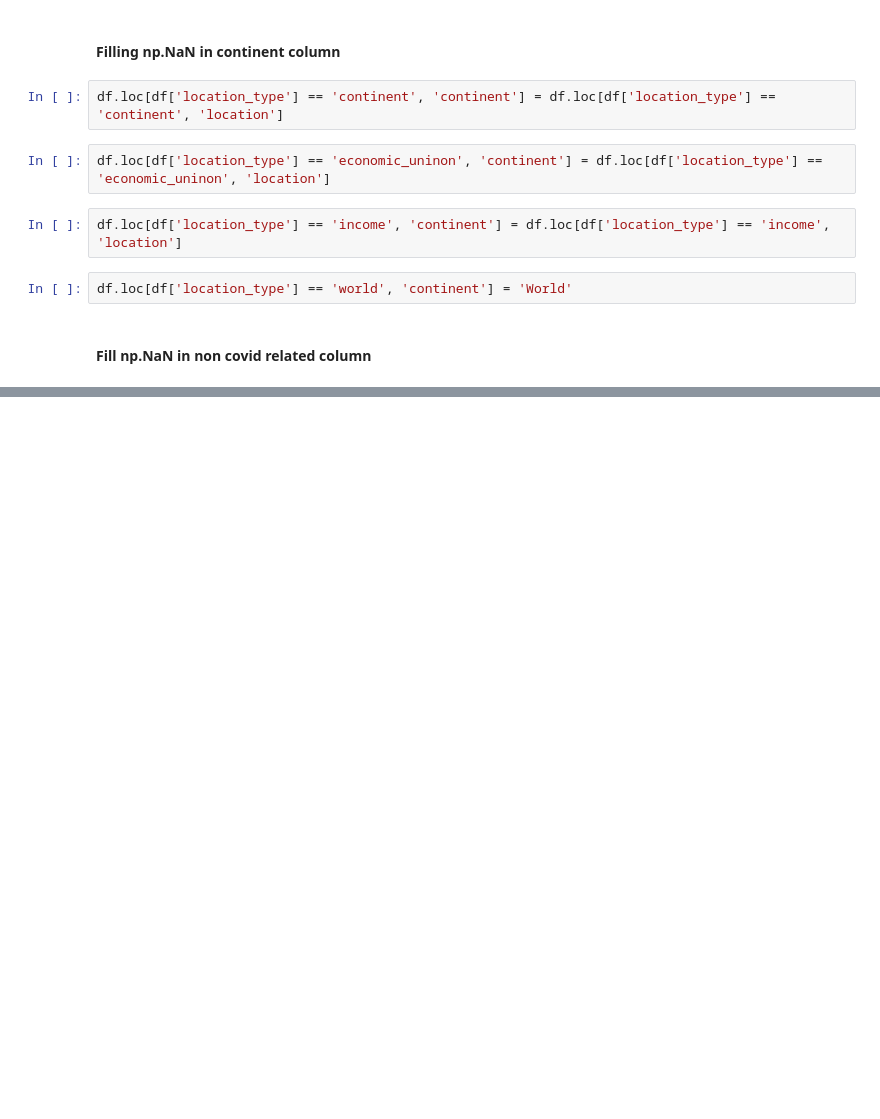
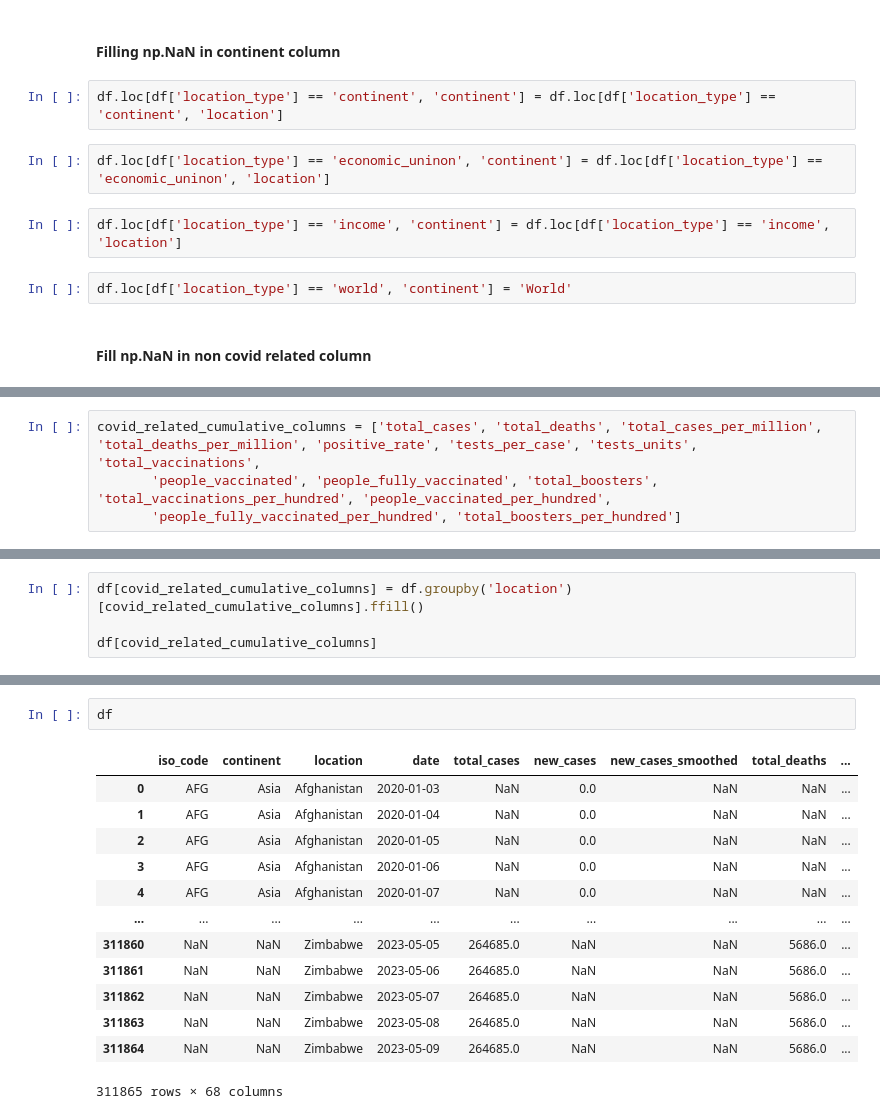
Before and after one commit to PaoloCarlevero/portfolio, a Jupyter notebook: dashboard/covid_vaccinations/DataExploration.ipynb, the cells around one changed output, grey strips where cells are left out. Cells and saved outputs as stored; diff of their text form; blank space fills up the shorter version.

```diff
--- a/dashboard/covid_vaccinations/DataExploration.ipynb
+++ b/dashboard/covid_vaccinations/DataExploration.ipynb
@@ -342,0 +307,4 @@ dtype: int64
+# %%
+covid_related_cumulative_columns = ['total_cases', 'total_deaths', 'total_cases_per_million', 'total_deaths_per_million', 'positive_rate', 'tests_per_case', 'tests_units', 'total_vaccinations',
+       'people_vaccinated', 'people_fully_vaccinated', 'total_boosters', 'total_vaccinations_per_hundred', 'people_vaccinated_per_hundred',
+       'people_fully_vaccinated_per_hundred', 'total_boosters_per_hundred']
@@ -342,0 +378,4 @@ dtype: int64
+# %%
+df[covid_related_cumulative_columns] = df.groupby('location')[covid_related_cumulative_columns].ffill()
+
+df[covid_related_cumulative_columns]
@@ -342,0 +415,16 @@ dtype: int64
+# %%
+df
+# %% [output]
+|  | iso_code | continent | location | date | total_cases | new_cases | new_cases_smoothed | total_deaths | ... |
+| 0 | AFG | Asia | Afghanistan | 2020-01-03 | NaN | 0.0 | NaN | NaN | ... |
+| 1 | AFG | Asia | Afghanistan | 2020-01-04 | NaN | 0.0 | NaN | NaN | ... |
+| 2 | AFG | Asia | Afghanistan | 2020-01-05 | NaN | 0.0 | NaN | NaN | ... |
+| 3 | AFG | Asia | Afghanistan | 2020-01-06 | NaN | 0.0 | NaN | NaN | ... |
+| 4 | AFG | Asia | Afghanistan | 2020-01-07 | NaN | 0.0 | NaN | NaN | ... |
+| ... | ... | ... | ... | ... | ... | ... | ... | ... | ... |
+| 311860 | NaN | NaN | Zimbabwe | 2023-05-05 | 264685.0 | NaN | NaN | 5686.0 | ... |
+| 311861 | NaN | NaN | Zimbabwe | 2023-05-06 | 264685.0 | NaN | NaN | 5686.0 | ... |
+| 311862 | NaN | NaN | Zimbabwe | 2023-05-07 | 264685.0 | NaN | NaN | 5686.0 | ... |
+| 311863 | NaN | NaN | Zimbabwe | 2023-05-08 | 264685.0 | NaN | NaN | 5686.0 | ... |
+| 311864 | NaN | NaN | Zimbabwe | 2023-05-09 | 264685.0 | NaN | NaN | 5686.0 | ... |
+311865 rows × 68 columns
```
Also changed, not shown: parts of 27 cells of this notebook, 6 other files.
